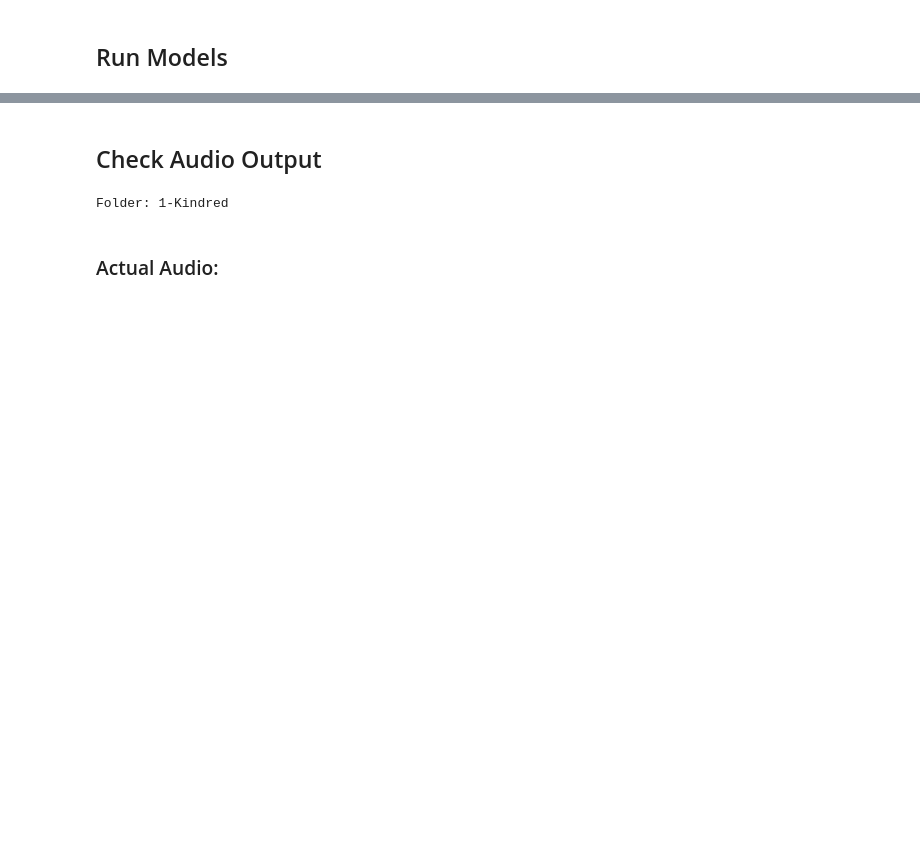
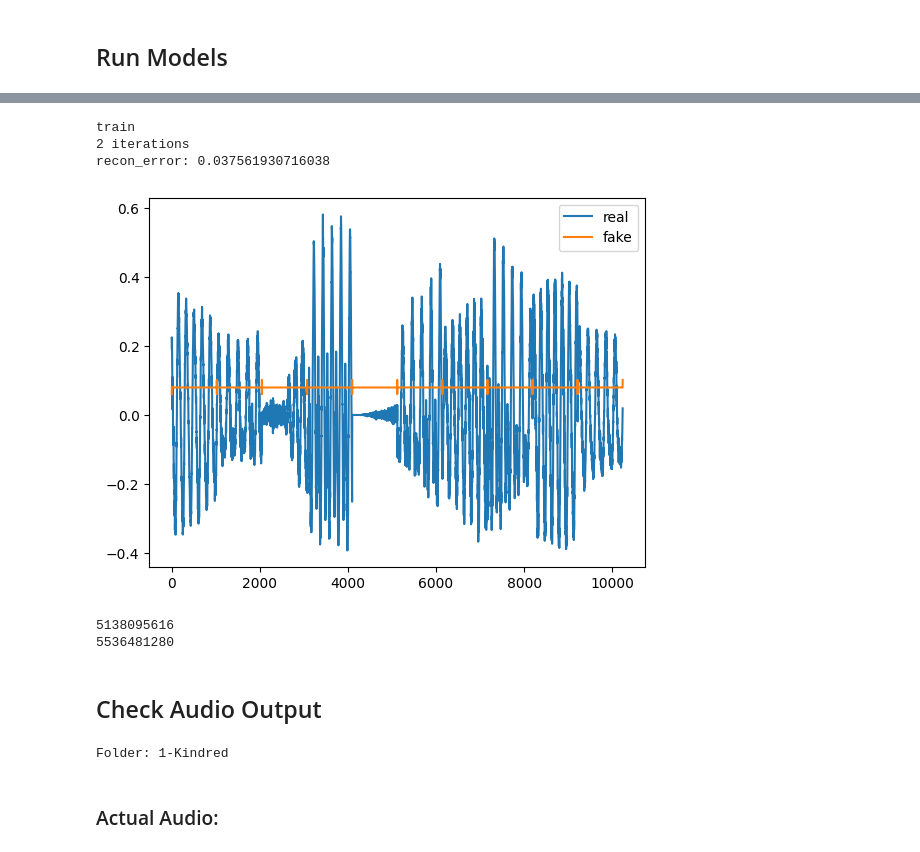
Before and after one commit to Retronomia/ML-Voice-Changer, a Jupyter notebook: audioproj.ipynb, the cells around one changed output, grey strips where cells are left out. Cells and saved outputs as stored; diff of their text form; code cells hidden in the pictures; blank space fills up the shorter version.

```diff
--- a/audioproj.ipynb
+++ b/audioproj.ipynb
@@ -57,28 +64,33 @@ i=0
 folder = 'Audio' #Assume this is where all audio folders are located. This folder is at same level as script.
 abspath = folder
 subfolders = os.listdir(abspath)
+
 for audiogroup in subfolders:
     print("Folder:",audiogroup)
     files = os.listdir(os.path.join(abspath,audiogroup))
     folder_labels[audiogroup] = i
-    print("\tFiles:",files)
+    #print("\tFiles:",files)
     for file in files:
         relpath = os.path.join(os.path.join(abspath,audiogroup),file)
         #print(f"\t\tLoading {relpath}")
         data,samplerate = torchaudio.load(relpath,normalize=False)
         if samplerate!=RATE:
-            data = torchaudio.transforms.resample(samplerate,RATE)(data)
+            data = torchaudio.transforms.Resample(samplerate,RATE)(data)
         data = torch.mean(data,dim=0).unsqueeze(0)
-        data = torch.nn.functional.normalize(data)
+        #data = data / torch.max(data)
+        #data = (data - torch.mean(data)) / torch.std(data)
+        #data = torch.nn.functional.normalize(data)
         #print(data.shape)
         for chunk in make_chunks_torch(data,CHUNK):
             torchdatachunk = torch.cat([chunk,torch.zeros(CHUNK-len(chunk))])
             torchdatachunk = torch.reshape(torchdatachunk,(1,-1))
             audio_data.append((i,torchdatachunk))
-        i+=1
+        #torchdatachunk = torch.reshape(data,(1,-1))
+        #audio_data.append((i,torchdatachunk))
+    i+=1
 
-batch_size = 200
-train_ds = AudioDataset(audio_data)
+batch_size = 100
+train_ds = AudioDataset(audio_data[0:10])
 train_loader = DataLoader(train_ds, batch_size=batch_size,shuffle=True)
 # %% [output]
 Folder: 0-Ekko
@@ -96,0 +214,50 @@ AttributeError: 'NoneType' object has no attribute 'parameters'
+# %%
+import custommodels as cm
+model = cm.WaveNet().to(device)
+optimizer = torch.optim.Adam(model.parameters(),lr=0.0004)
+model.train()
+mrstft = torch.nn.MSELoss() #auraloss.time.ESRLoss()
+
+i=0
+max_epochs = 1
+for epoch in range(max_epochs):
+    for real_audio,labels in train_loader:
+        real_audio = real_audio.to(device)
+        labels = labels.to(device)
+        optimizer.zero_grad()
+
+        #print(real_audio.shape)
+        x_recon = model(real_audio,labels) # vq_loss,perplexity
+        #print(x_recon.shape)
+
+        recon_error = torch.nn.MSELoss()(x_recon, real_audio) #/ data_variance
+        loss = recon_error #+ .5*vq_loss
+        loss.backward()
+
+        #loss = mrstft(x_recon,real_audio)
+        #loss.backward()
+
+        optimizer.step()
+        #print(loss.item())
+        i+=1
+    if epoch%4==0:
+        print('%d iterations' % (i+1))
+        print('recon_error: %.15f' % loss.item())
+        print()
+        flatreal = real_audio.detach().cpu().numpy().flatten()
+        fakereal = x_recon.detach().cpu().numpy().flatten()
+        plt.plot(flatreal,label='real')
+        plt.plot(fakereal,label='fake')
+        plt.legend()
+        plt.show()
+# %% [output]
+train
+2 iterations
+recon_error: 0.037561930716038
+[figure, added]
+# %%
+print(torch.cuda.memory_allocated())
+print(torch.cuda.memory_cached())
+# %% [output]
+5138095616
+5536481280
```
Also changed, not shown: parts of 22 cells of this notebook, 2 other files.
